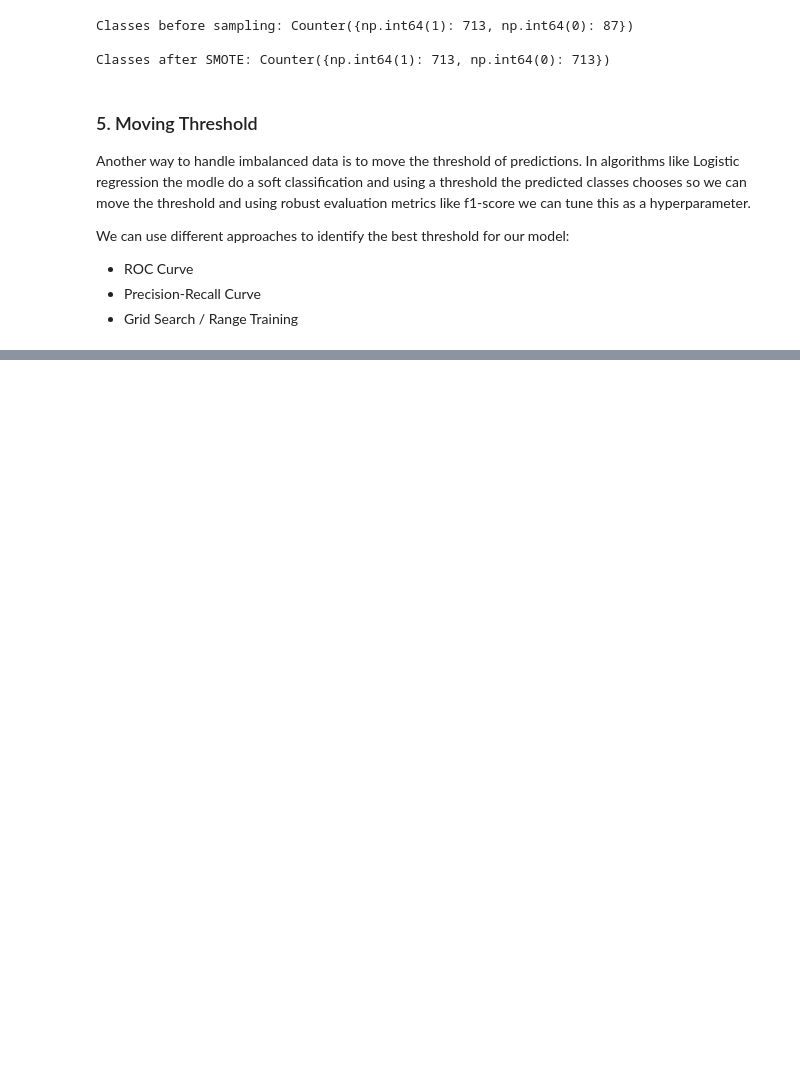
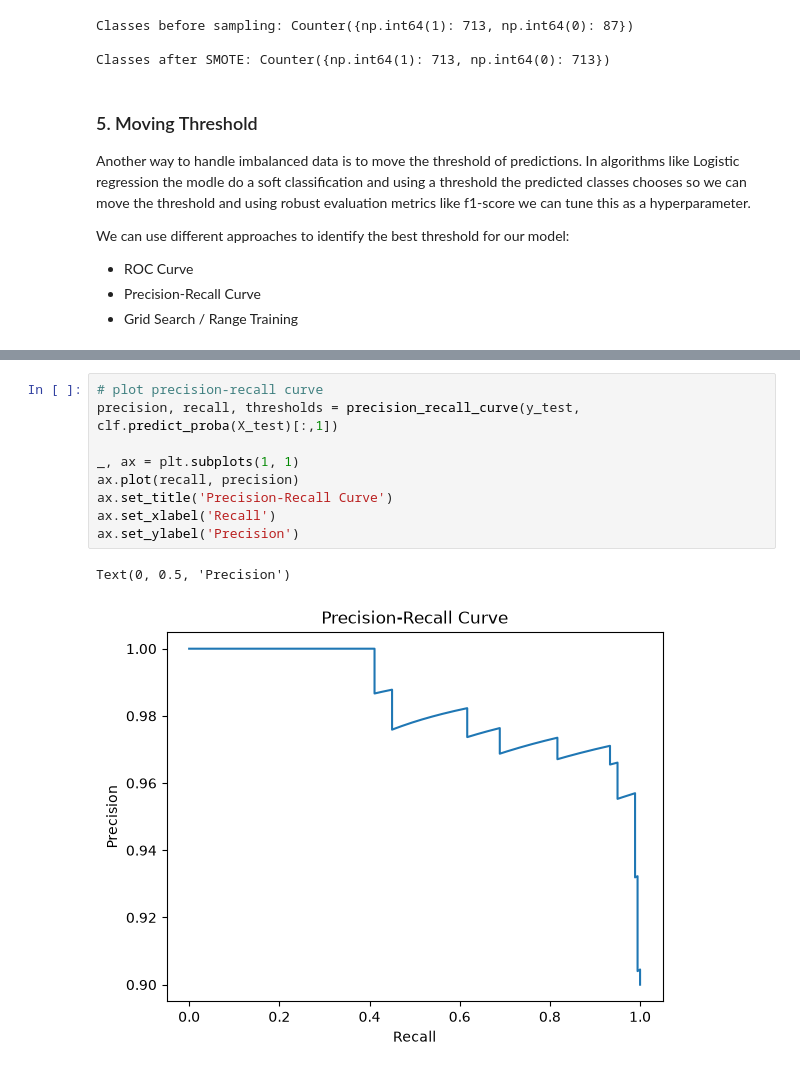
Before and after one commit to Erfan-Taherirani/Personal_ML_Notes, a Jupyter notebook: Miscellaneous/handling_data_imbalance.ipynb, the cells around one changed output, grey strips where cells are left out. Cells and saved outputs as stored; diff of their text form; blank space fills up the shorter version.

```diff
--- a/Miscellaneous/handling_data_imbalance.ipynb
+++ b/Miscellaneous/handling_data_imbalance.ipynb
@@ -124,0 +249,12 @@ We can use different approaches to identify the best threshold for our model:
+# %%
+# plot precision-recall curve
+precision, recall, thresholds = precision_recall_curve(y_test, clf.predict_proba(X_test)[:,1])
+
+_, ax = plt.subplots(1, 1)
+ax.plot(recall, precision)
+ax.set_title('Precision-Recall Curve')
+ax.set_xlabel('Recall')
+ax.set_ylabel('Precision')
+# %% [output]
+Text(0, 0.5, 'Precision')
+[figure, added]
```
Also changed, not shown: parts of 11 cells of this notebook, 1 other file.
